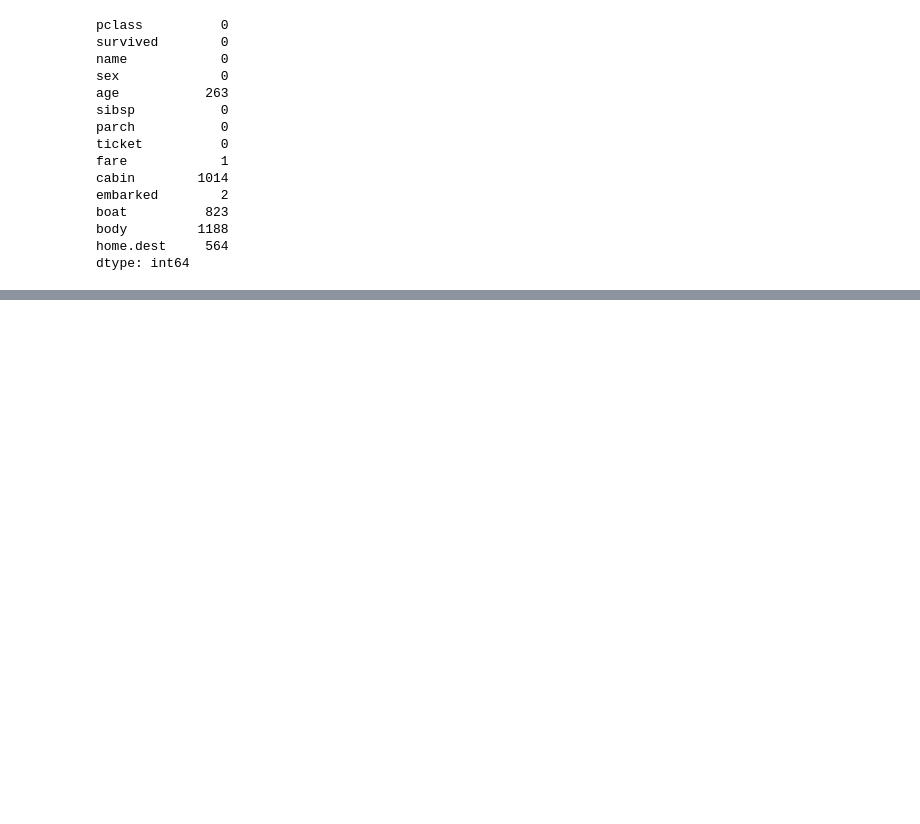
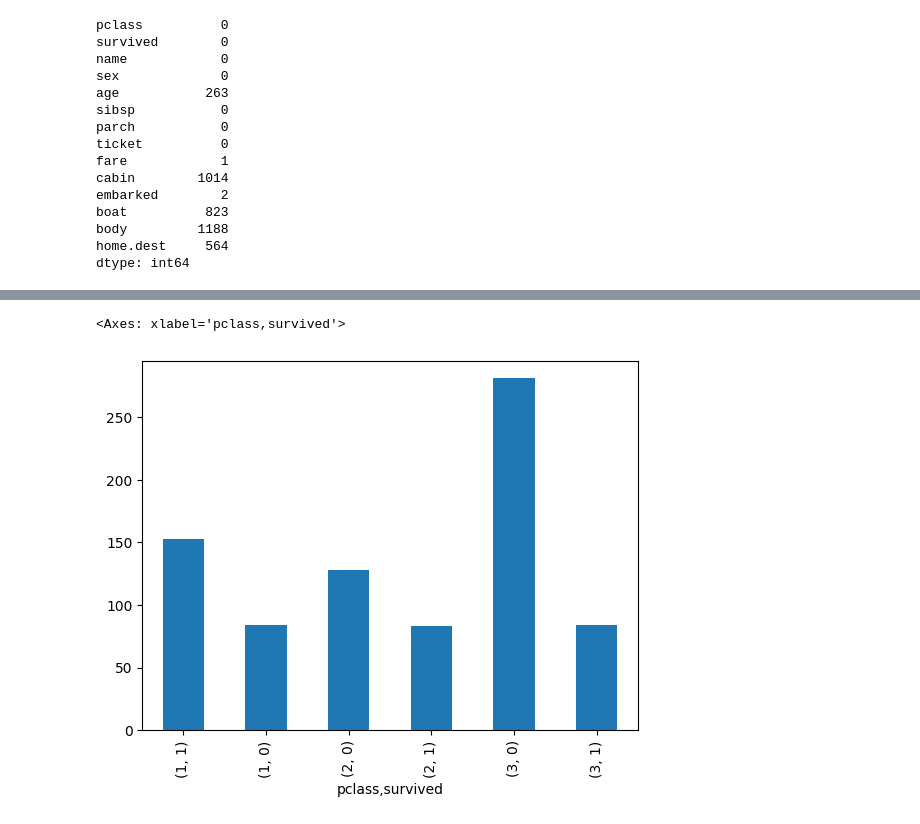
Before and after one commit to Shrujan2006/python-libraries, a Jupyter notebook: practise.ipynb, the cells around one changed output, grey strips where cells are left out. Saved outputs shown, nothing was run; the diff lists cells and outputs as text; code cells hidden in the pictures; blank space fills up the shorter version.

```diff
--- a/practise.ipynb
+++ b/practise.ipynb
@@ -90,0 +257,7 @@ Name: cabin, Length: 1309, dtype: str
+# %%
+d2=df.groupby("pclass")["survived"].value_counts()
+# %%
+d2.plot(kind="bar")
+# %% [output]
+<Axes: xlabel='pclass,survived'>
+[figure, added]
```
Also changed, not shown: parts of 37 cells of this notebook.
